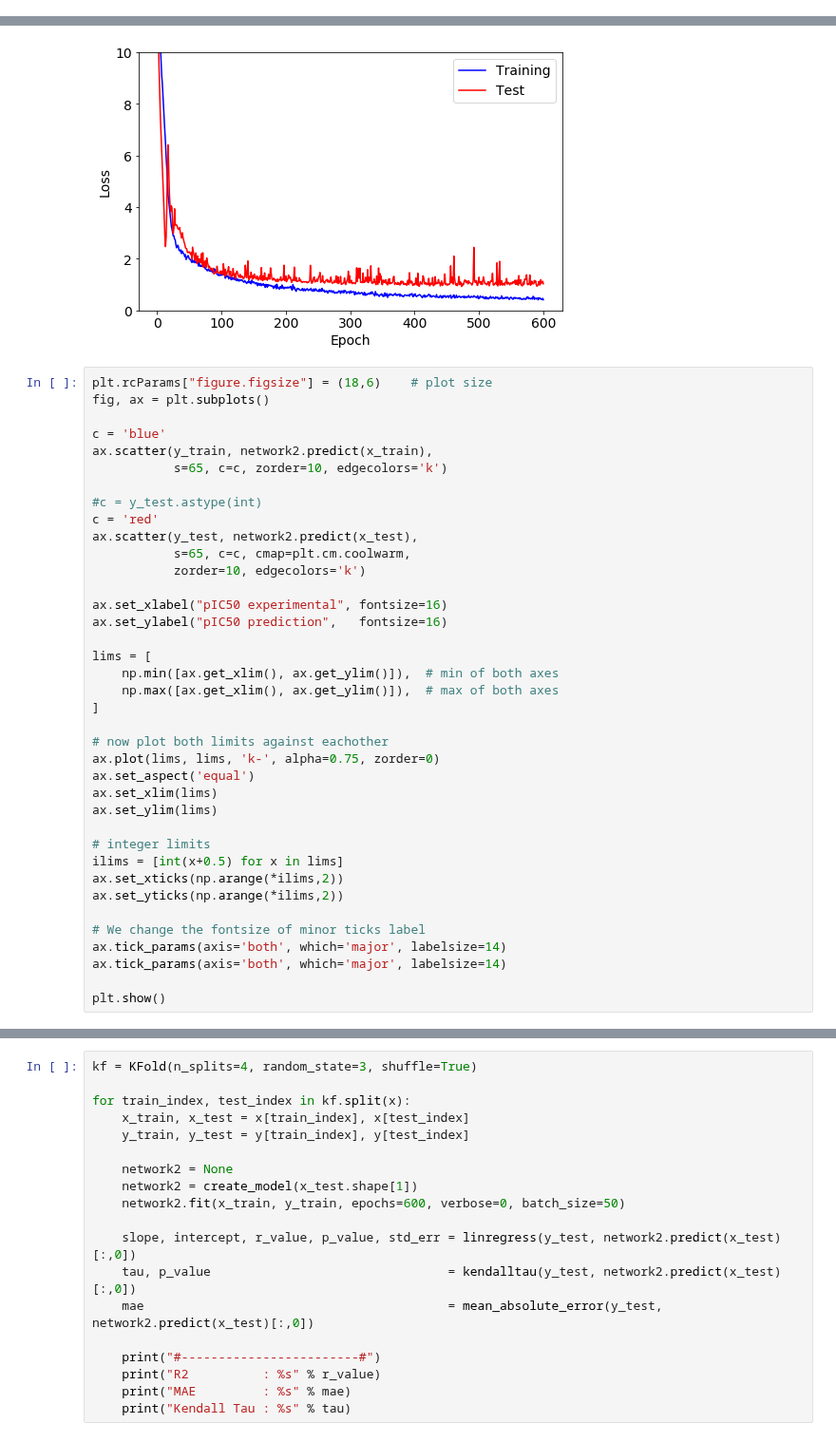
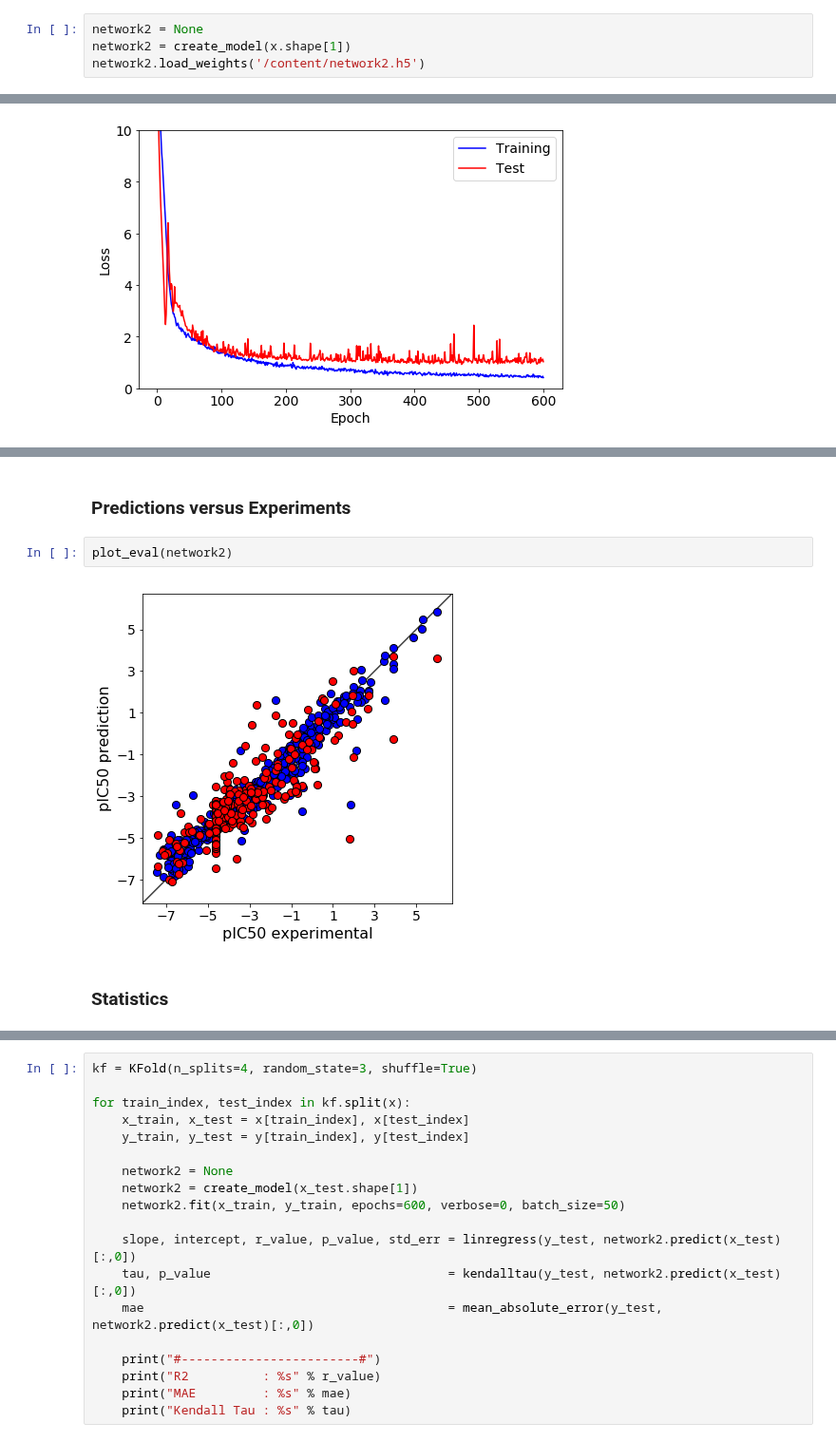
Before and after one commit to alejogiley/Novartis-Hackaton-7, a Jupyter notebook: Notebooks/Lee_NN.ipynb, the cells around one changed output, grey strips where cells are left out. Shown at 95% size. Drawn from its saved outputs; the diff is of its cells as text.

```diff
--- a/Notebooks/Lee_NN.ipynb
+++ b/Notebooks/Lee_NN.ipynb
@@ -487,0 +532,4 @@ Saved model to disk
+# %%
+network2 = None
+network2 = create_model(x.shape[1])
+network2.load_weights('/content/network2.h5')
@@ -507,41 +557,3 @@ plt.yticks(fontsize=14)
 plt.show()
 # %% [output]
 [figure]
-# %%
-plt.rcParams["figure.figsize"] = (18,6)    # plot size
-fig, ax = plt.subplots()
-
-c = 'blue'
-ax.scatter(y_train, network2.predict(x_train),
-           s=65, c=c, zorder=10, edgecolors='k')
-
-#c = y_test.astype(int)
-c = 'red'
-ax.scatter(y_test, network2.predict(x_test),
-           s=65, c=c, cmap=plt.cm.coolwarm,
-           zorder=10, edgecolors='k')
-
-ax.set_xlabel("pIC50 experimental", fontsize=16)
-ax.set_ylabel("pIC50 prediction",   fontsize=16)
-
-lims = [
-    np.min([ax.get_xlim(), ax.get_ylim()]),  # min of both axes
-    np.max([ax.get_xlim(), ax.get_ylim()]),  # max of both axes
-]
-
-# now plot both limits against eachother
-ax.plot(lims, lims, 'k-', alpha=0.75, zorder=0)
-ax.set_aspect('equal')
-ax.set_xlim(lims)
-ax.set_ylim(lims)
-
-# integer limits
-ilims = [int(x+0.5) for x in lims]
-ax.set_xticks(np.arange(*ilims,2))
-ax.set_yticks(np.arange(*ilims,2))
-
-# We change the fontsize of minor ticks label
-ax.tick_params(axis='both', which='major', labelsize=14)
-ax.tick_params(axis='both', which='major', labelsize=14)
-
-plt.show()
@@ -550,3 +560,11 @@ plt.show()
+# %% [markdown]
+### Predictions versus Experiments
+# %%
+plot_eval(network2)
+# %% [output]
+[figure, added]
+# %% [markdown]
+### Statistics
 # %%
 slope, intercept, r_value, p_value, std_err = linregress(y_test, network2.predict(x_test)[:,0])
 tau, p_value                                = kendalltau(y_test, network2.predict(x_test)[:,0])
```
Also changed, not shown: parts of 68 cells of this notebook.
